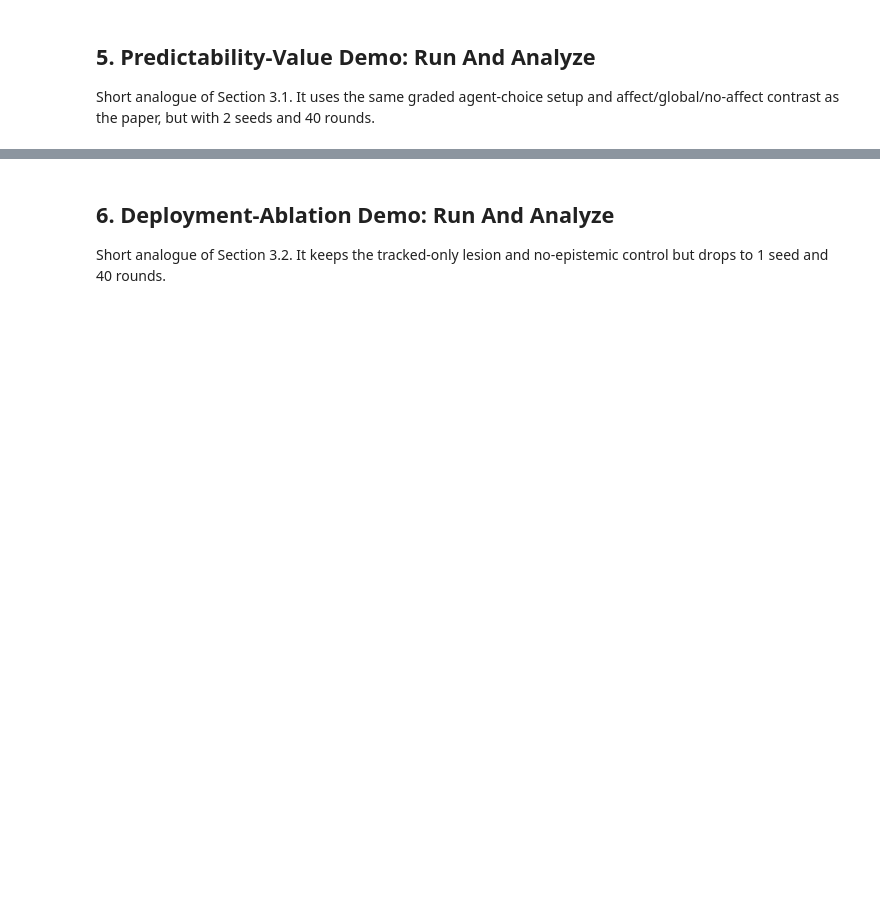
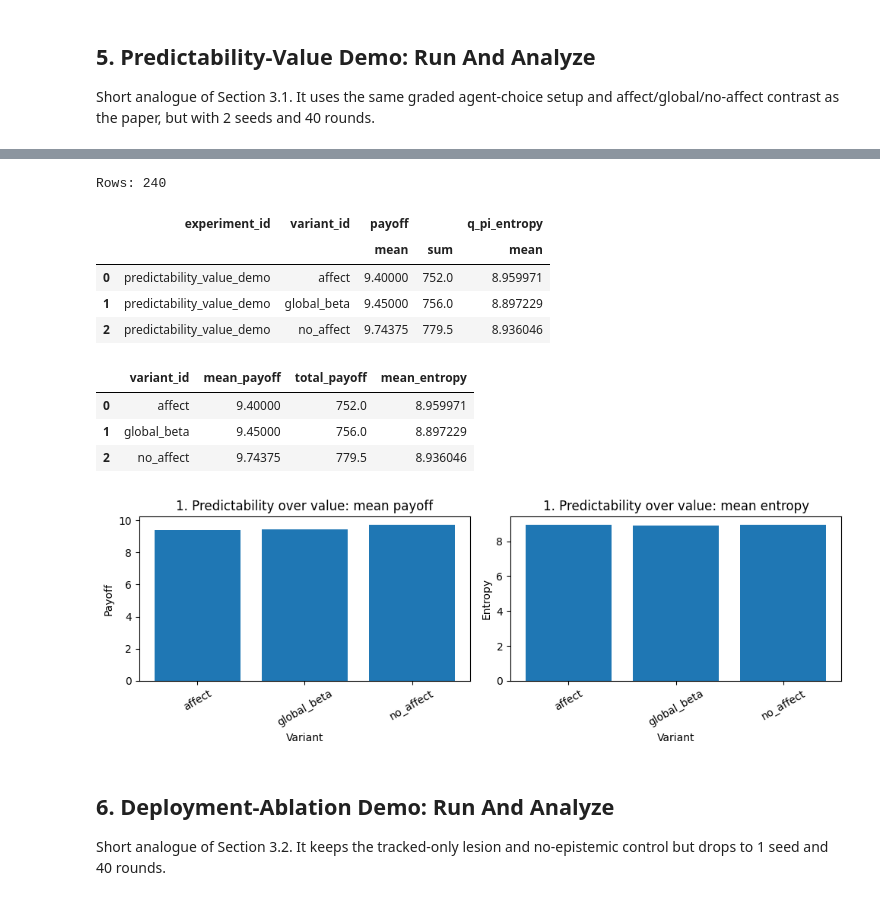
Before and after one commit to har5h1l/affect_aif, a Jupyter notebook: notebooks/demo.ipynb, the cells around one changed output, grey strips where cells are left out. Drawn from its saved outputs; the diff is of its cells as text; code cells hidden in the pictures; blank space fills up the shorter version.

Commit message:
Minor paper update + finalize demo notebook

```diff
--- a/notebooks/demo.ipynb
+++ b/notebooks/demo.ipynb
@@ -97,11 +126,11 @@ elif DEVICE == "cpu":
 # %%
 RUN_DEMO = True
 RUN_ANALYSIS = True
-RUN_OPTIONAL_DEMOS = False
+RUN_OPTIONAL_DEMOS = True
 RESET_OUTPUTS = False
 OUTPUT_ROOT = Path("outputs")
 DEMO_BATCH_PREFIX = "notebook_demo"
-SELECTED_DEMOS = ["predictability_value"]
+SELECTED_DEMOS = ["predictability_value", "deployment_ablation", "partner_selection", "betrayal_adaptation", "alpha_sweep", "prior_factorial", "forgiveness"]
 
 DEMO_EXPERIMENTS = {
     "predictability_value": {
@@ -259,7 +288,7 @@ def summarize_by_variant(frame):
 def plot_demo_summary(frame, title):
     if frame.empty:
         print(f"No rows available for {title}.")
-        return
+        return None
     summary = frame.groupby("variant_id", as_index=False).agg(
         mean_payoff=("payoff", "mean"),
         total_payoff=("payoff", "sum"),
@@ -274,9 +303,19 @@ def plot_demo_summary(frame, title):
     axes[1].set(title=f"{title}: mean entropy", xlabel="Variant", ylabel="Entropy")
     axes[1].tick_params(axis="x", rotation=30)
     plt.tight_layout()
-    if "agg" not in plt.get_backend().lower():
-        plt.show(block=False)
+    display(fig)
     plt.close(fig)
+    return fig
+
+
+def show_demo(name, frame):
+    spec = DEMO_EXPERIMENTS[name]
+    if frame.empty:
+        print(f"No rows loaded for {spec['label']}.")
+        return
+    print("Rows:", len(frame))
+    display(summarize_by_variant(frame))
+    plot_demo_summary(frame, spec["label"])
 
 
 def run_demo(name):
@@ -284,13 +323,7 @@ def run_demo(name):
     print(f"Demo config: {spec['config']}")
     print(f"Paper analogue: {spec['paper_config']}")
     paths = run_demo_experiment(name)
-    frame = load_results(paths)
-    if frame.empty:
-        return frame
-    print("Rows:", len(frame))
-    display(summarize_by_variant(frame))
-    plot_demo_summary(frame, spec["label"])
-    return frame
+    return load_results(paths)
 # %% [markdown]
 ## 5. Predictability-Value Demo: Run And Analyze
 
@@ -300,3 +351,17 @@ predictability_value_results = run_demo("predictability_value")
+# %%
+show_demo("predictability_value", predictability_value_results)
+# %% [output]
+Rows: 240
+|  | experiment_id | variant_id | payoff |  | q_pi_entropy |
+|  |  |  | mean | sum | mean |
+| 0 | predictability_value_demo | affect | 9.40000 | 752.0 | 8.959971 |
+| 1 | predictability_value_demo | global_beta | 9.45000 | 756.0 | 8.897229 |
+| 2 | predictability_value_demo | no_affect | 9.74375 | 779.5 | 8.936046 |
+|  | variant_id | mean_payoff | total_payoff | mean_entropy |
+| 0 | affect | 9.40000 | 752.0 | 8.959971 |
+| 1 | global_beta | 9.45000 | 756.0 | 8.897229 |
+| 2 | no_affect | 9.74375 | 779.5 | 8.936046 |
+[figure, added]
 # %% [markdown]
 ## 6. Deployment-Ablation Demo: Run And Analyze
 
```
Also changed, not shown: parts of 19 cells of this notebook, 7 other files.
